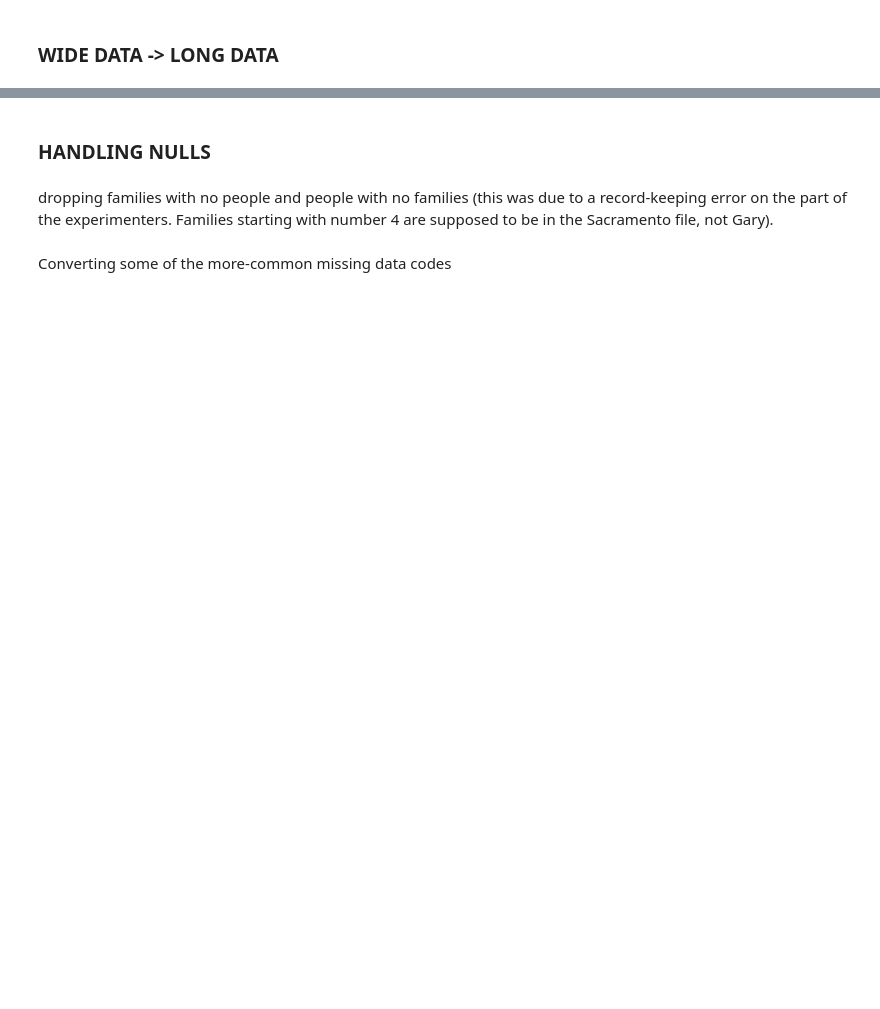
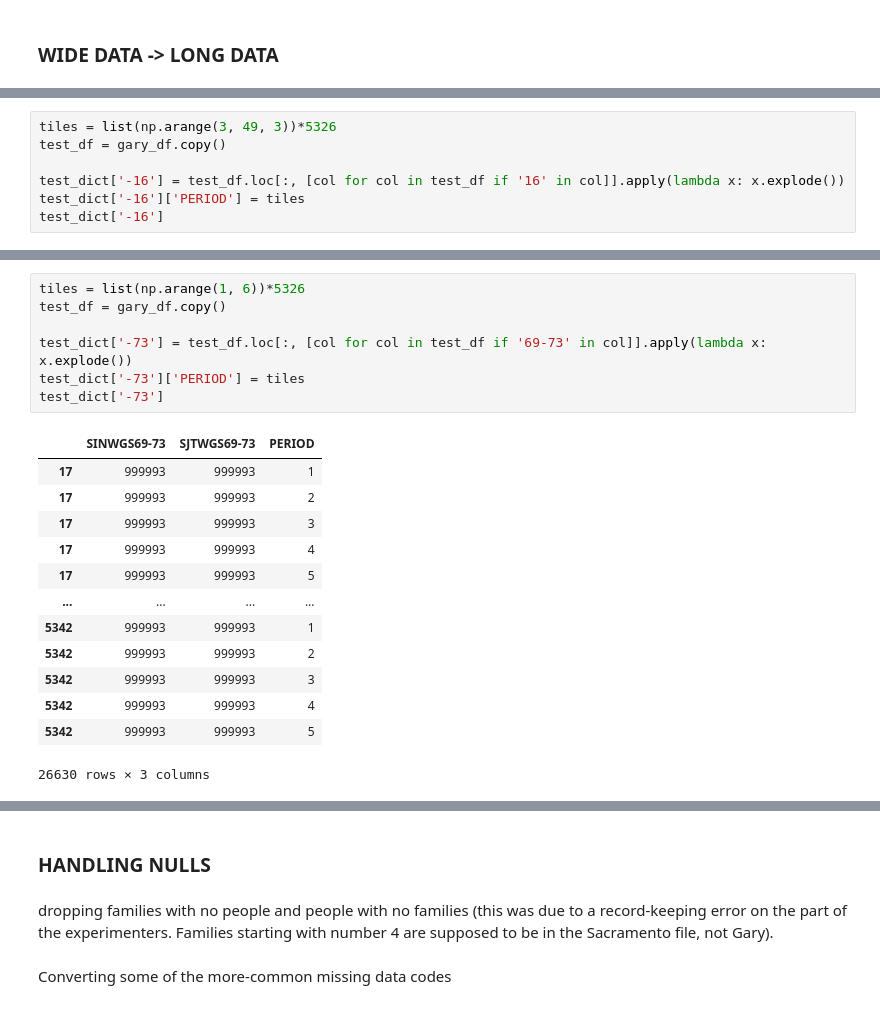
Before and after one commit to luke-swans0n/NIT, a Jupyter notebook: notebooks/NIT_CAPSTONE.ipynb, the cells around one changed output, grey strips where cells are left out. Saved outputs shown, nothing was run; the diff lists cells and outputs as text; blank space fills up the shorter version.

```diff
--- a/notebooks/NIT_CAPSTONE.ipynb
+++ b/notebooks/NIT_CAPSTONE.ipynb
@@ -16,0 +110,7 @@ gary_df.dropna(inplace=True)
+# %%
+tiles = list(np.arange(3, 49, 3))*5326
+test_df = gary_df.copy()
+
+test_dict['-16'] = test_df.loc[:, [col for col in test_df if '16' in col]].apply(lambda x: x.explode())
+test_dict['-16']['PERIOD'] = tiles
+test_dict['-16']
@@ -16,0 +131,21 @@ gary_df.dropna(inplace=True)
+# %%
+tiles = list(np.arange(1, 6))*5326
+test_df = gary_df.copy()
+
+test_dict['-73'] = test_df.loc[:, [col for col in test_df if '69-73' in col]].apply(lambda x: x.explode())
+test_dict['-73']['PERIOD'] = tiles
+test_dict['-73']
+# %% [output]
+|  | SINWGS69-73 | SJTWGS69-73 | PERIOD |
+| 17 | 999993 | 999993 | 1 |
+| 17 | 999993 | 999993 | 2 |
+| 17 | 999993 | 999993 | 3 |
+| 17 | 999993 | 999993 | 4 |
+| 17 | 999993 | 999993 | 5 |
+| ... | ... | ... | ... |
+| 5342 | 999993 | 999993 | 1 |
+| 5342 | 999993 | 999993 | 2 |
+| 5342 | 999993 | 999993 | 3 |
+| 5342 | 999993 | 999993 | 4 |
+| 5342 | 999993 | 999993 | 5 |
+26630 rows × 3 columns
```
Also changed, not shown: parts of 53 cells of this notebook, 11 other files.
